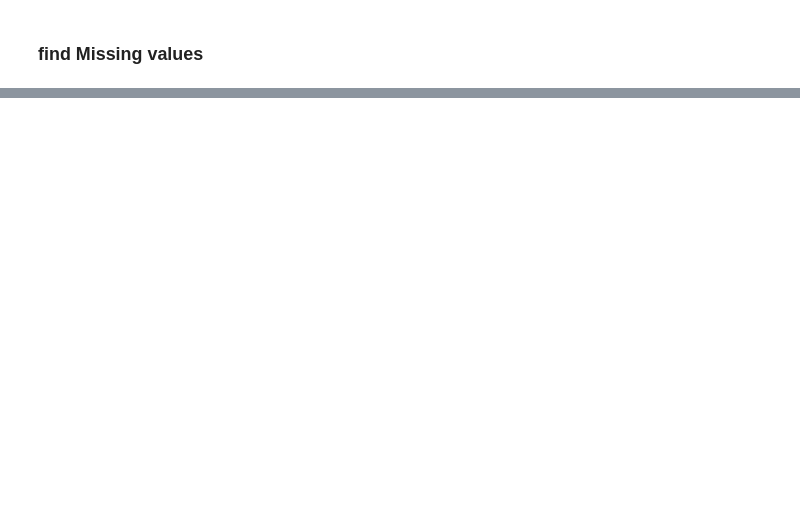
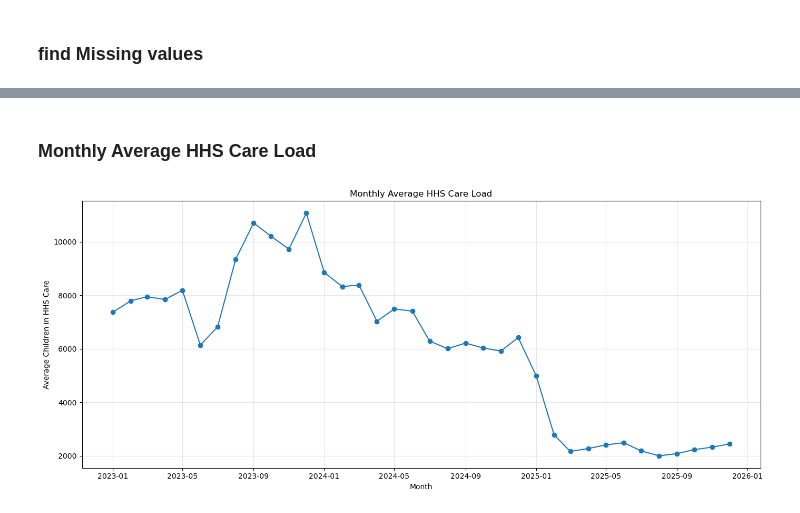
Before and after one commit to sohail95722/uac-care-load-forecasting, a Jupyter notebook: UAC_Predictive_Forecasting/HHS_Unaccompanied_Alien_Children_Program.ipynb, the cells around one changed output, grey strips where cells are left out. Cells and saved outputs as stored; diff of their text form; code cells hidden in the pictures; blank space fills up the shorter version.

```diff
--- a/UAC_Predictive_Forecasting/HHS_Unaccompanied_Alien_Children_Program.ipynb
+++ b/UAC_Predictive_Forecasting/HHS_Unaccompanied_Alien_Children_Program.ipynb
@@ -91,0 +330,27 @@ display(daily.head())
+# %% [markdown]
+### Monthly Average HHS Care Load
+# %%
+monthly_hhs = (
+    df_clean
+    .set_index("Date")["Children in HHS Care"]
+    .resample("MS")
+    .mean()
+)
+
+plt.figure(figsize=(14, 6))
+
+plt.plot(
+    monthly_hhs.index,
+    monthly_hhs.values,
+    marker="o"
+)
+
+plt.title("Monthly Average HHS Care Load")
+plt.xlabel("Month")
+plt.ylabel("Average Children in HHS Care")
+
+plt.grid(True, alpha=0.3)
+plt.tight_layout()
+plt.show()
+# %% [output]
+[figure, added]
```
Also changed, not shown: parts of 87 cells of this notebook.
